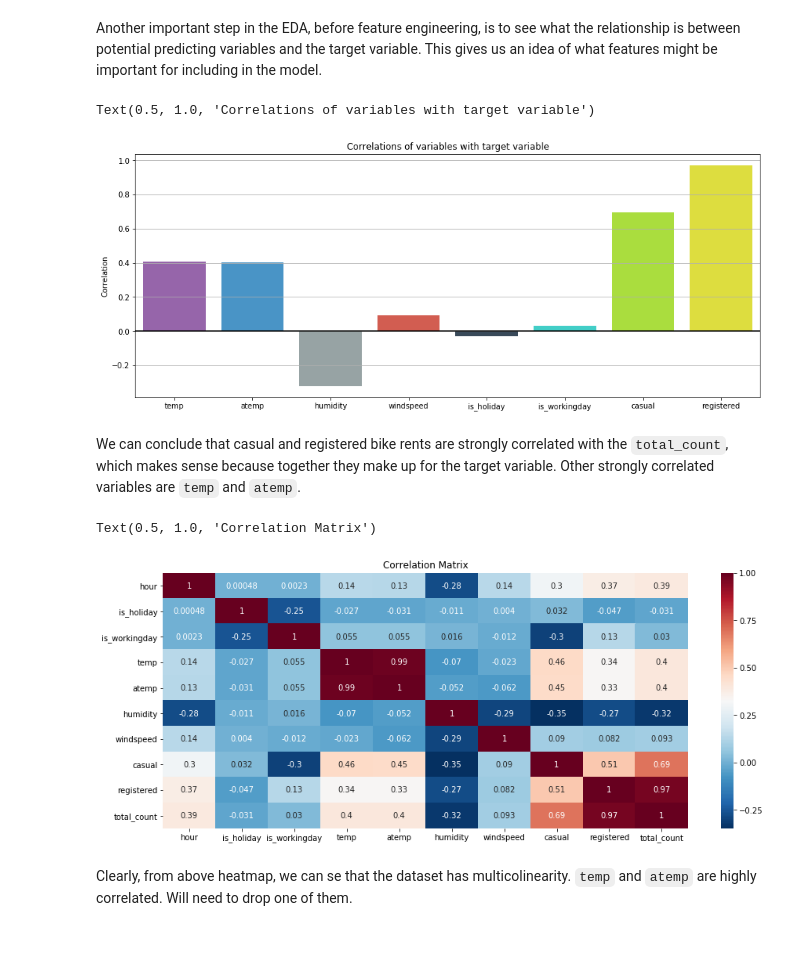
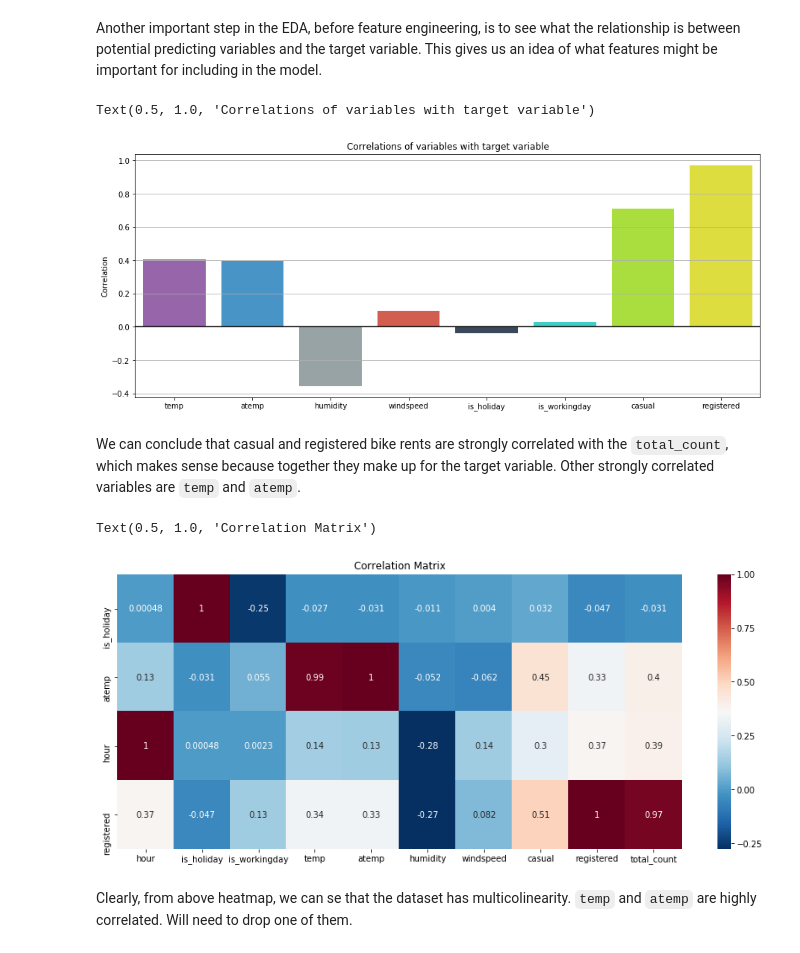
Before and after one commit to lhandal/bike_sharing_dask, a Jupyter notebook: Dask_Bike-Sharing_Leandro_Handal.ipynb, the cells around one changed output. Saved outputs shown, nothing was run; the diff lists cells and outputs as text; code cells hidden in the pictures.

```diff
--- a/Dask_Bike-Sharing_Leandro_Handal.ipynb
+++ b/Dask_Bike-Sharing_Leandro_Handal.ipynb
@@ -469,8 +481,9 @@ corr = (
             "registered",
         ]
     ]
+    .sample(frac=0.35)
     .compute()
-    .corrwith(hour["total_count"].compute())
+    .corrwith(hour["total_count"].sample(frac=0.35).compute())
 )
 sns.barplot(
     x=corr.index,
@@ -492,16 +505,16 @@ plt.ylabel("Correlation")
 plt.title("Correlations of variables with target variable")
 # %% [output]
 Text(0.5, 1.0, 'Correlations of variables with target variable')
-[figure, old version]
+[figure, new version]
 # %% [markdown]
 We can conclude that casual and registered bike rents are strongly correlated with the `total_count`, which makes sense because together they make up for the target variable. Other strongly correlated variables are `temp` and `atemp`.
 # %%
 plt.figure(figsize=(15, 6))
-sns.heatmap(hour.corr().compute(), cmap="RdBu_r", vmax=1, annot=True)
+sns.heatmap(hour.corr().sample(frac=0.35).compute(), cmap="RdBu_r", vmax=1, annot=True)
 plt.title("Correlation Matrix")
 # %% [output]
 Text(0.5, 1.0, 'Correlation Matrix')
-[figure, old version]
+[figure, new version]
 # %% [markdown]
 Clearly, from above heatmap, we can se that the dataset has multicolinearity. `temp` and `atemp` are highly correlated.
 Will need to drop one of them.
```
Also changed, not shown: parts of 21 cells of this notebook, 10 other files.
